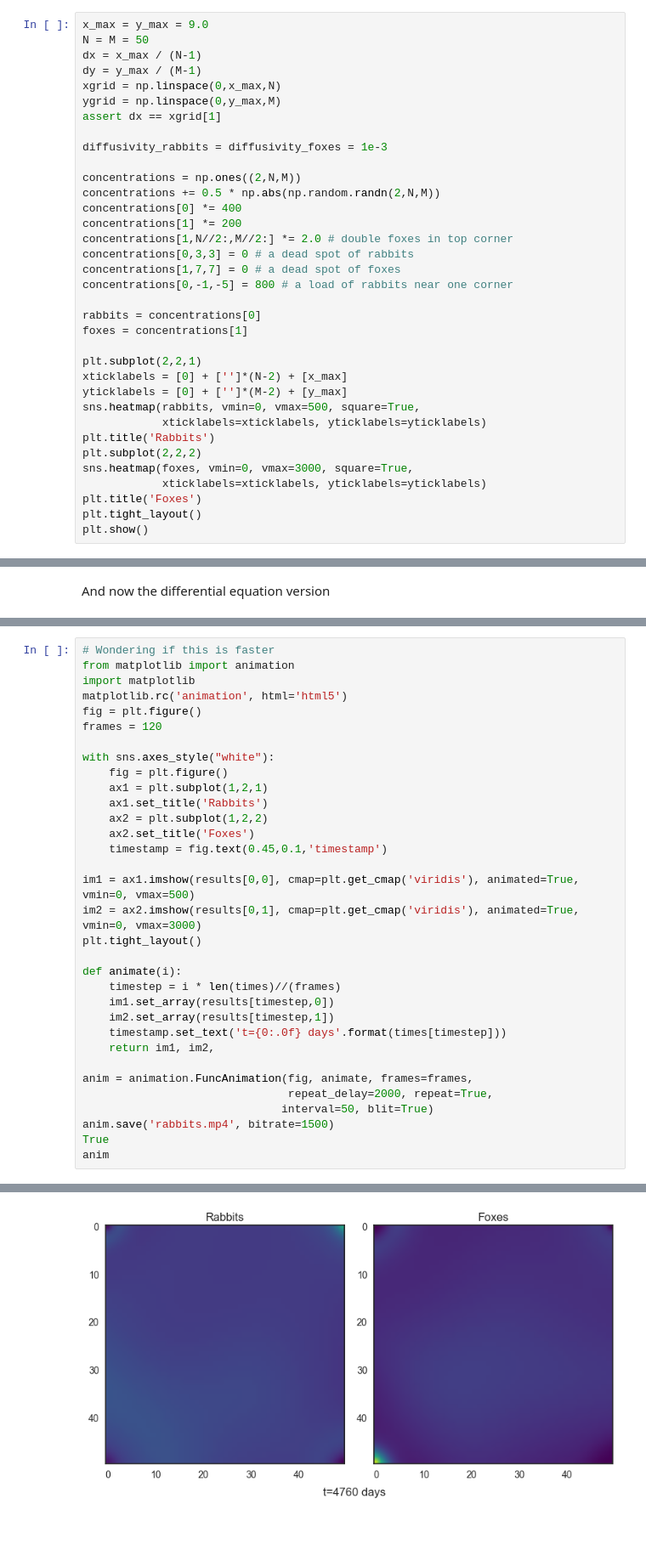
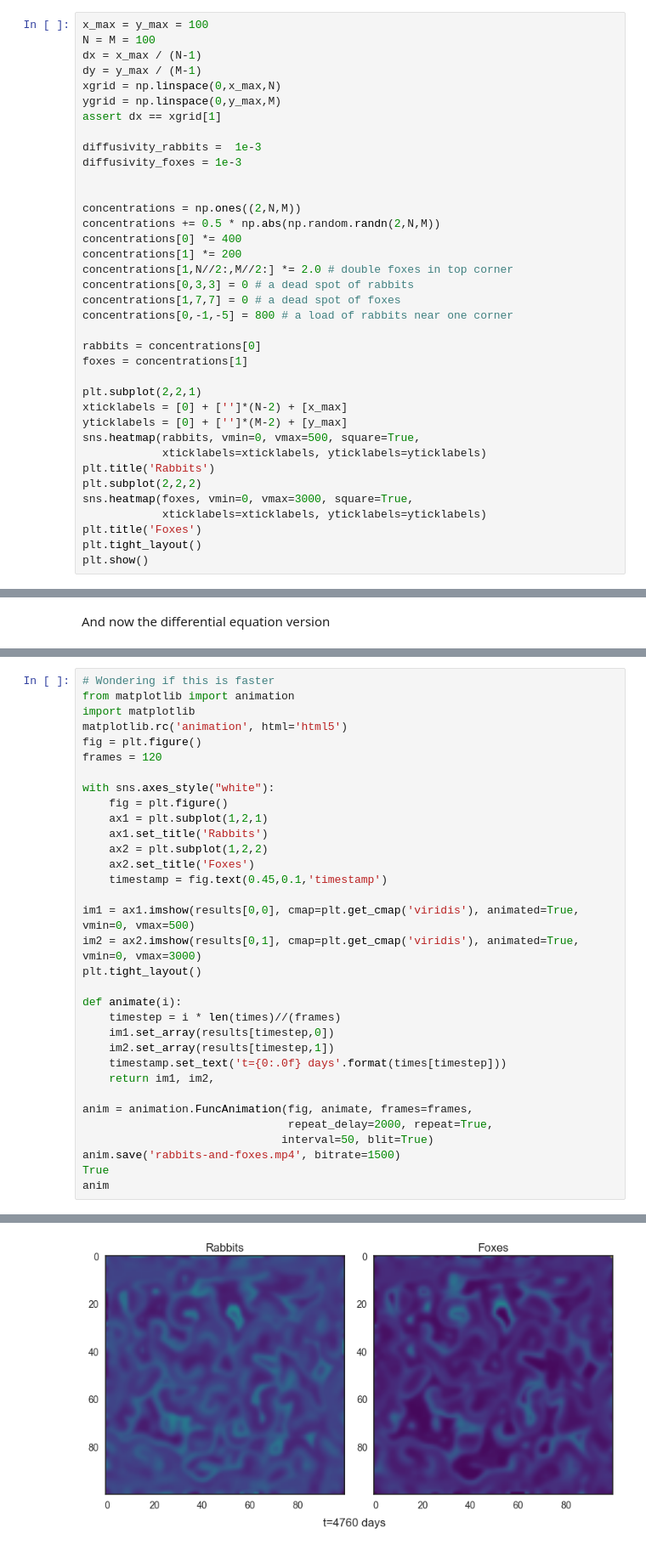
Before and after one commit to dbaugher/rabbits-and-foxes, a Jupyter notebook: rabbits-and-foxes-diffusion.ipynb, the cells around one changed output, grey strips where cells are left out. Shown at 85% size. Drawn from its saved outputs; the diff is of its cells as text.

```diff
--- a/rabbits-and-foxes-diffusion.ipynb
+++ b/rabbits-and-foxes-diffusion.ipynb
@@ -54,15 +54,17 @@ plt.show()
 # Reaction and diffusion
 Now set it up for diffusion on a grid of farms.
 # %%
-x_max = y_max = 9.0
-N = M = 50
+x_max = y_max = 100
+N = M = 100
 dx = x_max / (N-1)
 dy = y_max / (M-1)
 xgrid = np.linspace(0,x_max,N)
 ygrid = np.linspace(0,y_max,M)
 assert dx == xgrid[1]
 
-diffusivity_rabbits = diffusivity_foxes = 1e-3
+diffusivity_rabbits =  1e-3
+diffusivity_foxes = 1e-3
+
 
 concentrations = np.ones((2,N,M))
 concentrations += 0.5 * np.abs(np.random.randn(2,N,M))
@@ -233,35 +240,35 @@ matplotlib.rc('animation', html='html5')
 fig = plt.figure()
 frames = 120
 
 with sns.axes_style("white"):
     fig = plt.figure()
     ax1 = plt.subplot(1,2,1)
     ax1.set_title('Rabbits')
     ax2 = plt.subplot(1,2,2)
     ax2.set_title('Foxes')
     timestamp = fig.text(0.45,0.1,'timestamp')
 
 im1 = ax1.imshow(results[0,0], cmap=plt.get_cmap('viridis'), animated=True, vmin=0, vmax=500)
 im2 = ax2.imshow(results[0,1], cmap=plt.get_cmap('viridis'), animated=True, vmin=0, vmax=3000)
 plt.tight_layout()
 
 def animate(i):
     timestep = i * len(times)//(frames)
     im1.set_array(results[timestep,0])
     im2.set_array(results[timestep,1])
     timestamp.set_text('t={0:.0f} days'.format(times[timestep]))
     return im1, im2,
 
 anim = animation.FuncAnimation(fig, animate, frames=frames,
                                repeat_delay=2000, repeat=True,
                               interval=50, blit=True)
-anim.save('rabbits.mp4', bitrate=1500)
+anim.save('rabbits-and-foxes.mp4', bitrate=1500)
 True
 anim
 # %% [output]
 <matplotlib.animation.FuncAnimation at 0x...>
 <matplotlib.figure.Figure at 0x...>
-[figure, old version]
+[figure, new version]
 # %%
 from matplotlib import animation
 import matplotlib
```
Also changed, not shown: parts of 5 cells of this notebook, 2 other files.
